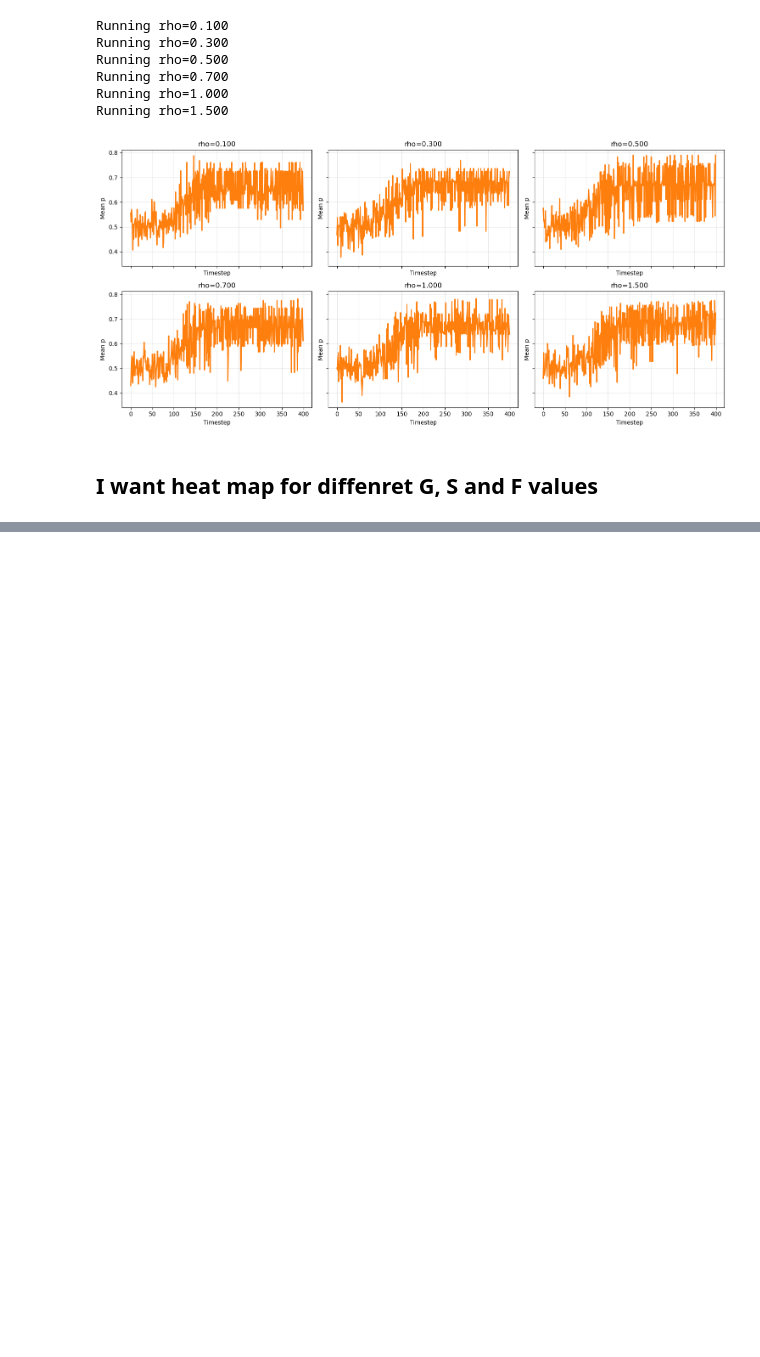
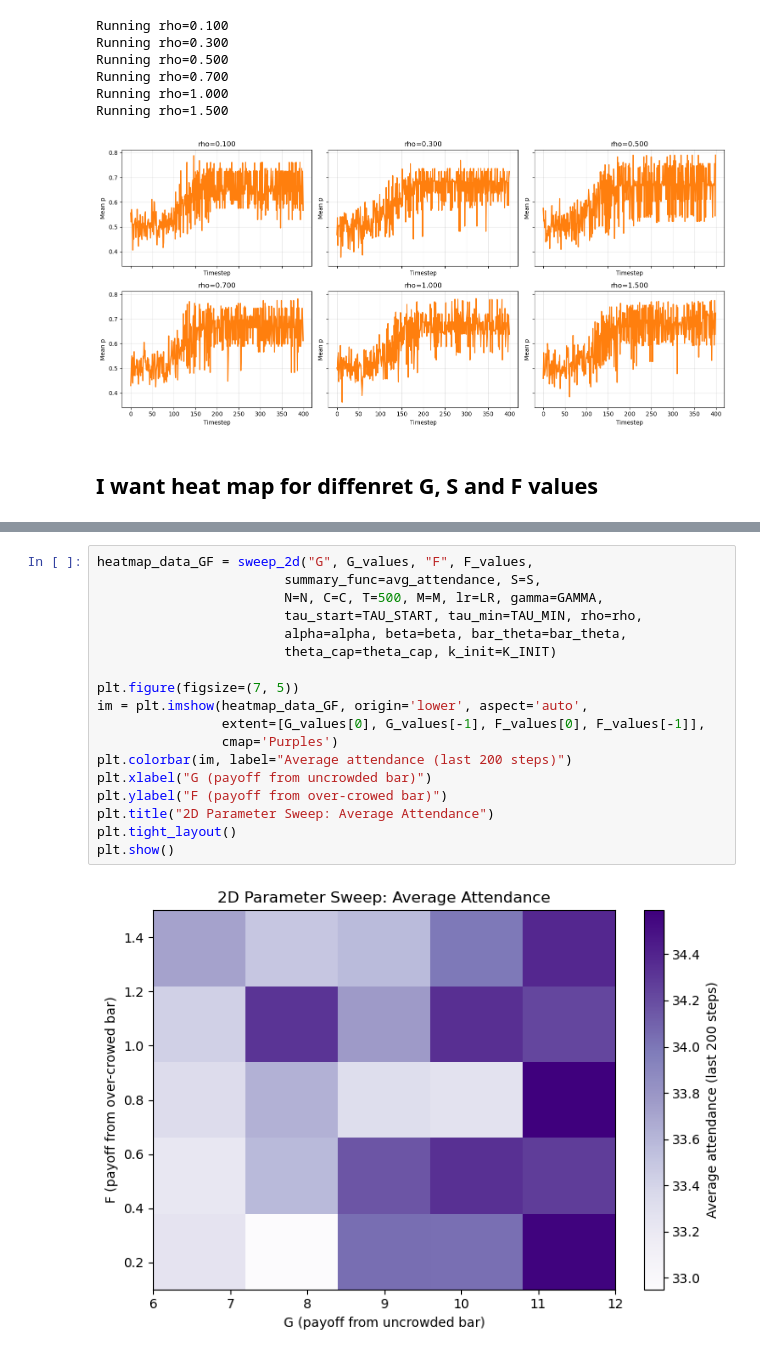
Before and after one commit to DragonsAreFuckingCool/discrete-probability-multi-agent-reinforcement-learning, a Jupyter notebook: IndividualPunishment.ipynb, the cells around one changed output, grey strips where cells are left out. Cells and saved outputs as stored; diff of their text form; blank space fills up the shorter version.

```diff
--- a/IndividualPunishment.ipynb
+++ b/IndividualPunishment.ipynb
@@ -499 +508,21 @@ plt.show()
+# %%
+heatmap_data_GF = sweep_2d("G", G_values, "F", F_values,
+                        summary_func=avg_attendance, S=S,
+                        N=N, C=C, T=500, M=M, lr=LR, gamma=GAMMA,
+                        tau_start=TAU_START, tau_min=TAU_MIN, rho=rho,
+                        alpha=alpha, beta=beta, bar_theta=bar_theta,
+                        theta_cap=theta_cap, k_init=K_INIT)
+
+plt.figure(figsize=(7, 5))
+im = plt.imshow(heatmap_data_GF, origin='lower', aspect='auto',
+                extent=[G_values[0], G_values[-1], F_values[0], F_values[-1]],
+                cmap='Purples')
+plt.colorbar(im, label="Average attendance (last 200 steps)")
+plt.xlabel("G (payoff from uncrowded bar)")
+plt.ylabel("F (payoff from over-crowed bar)")
+plt.title("2D Parameter Sweep: Average Attendance")
+plt.tight_layout()
+plt.show()
+# %% [output]
+[figure, added]
 # %%
```
Also changed, not shown: parts of 2 cells of this notebook.
